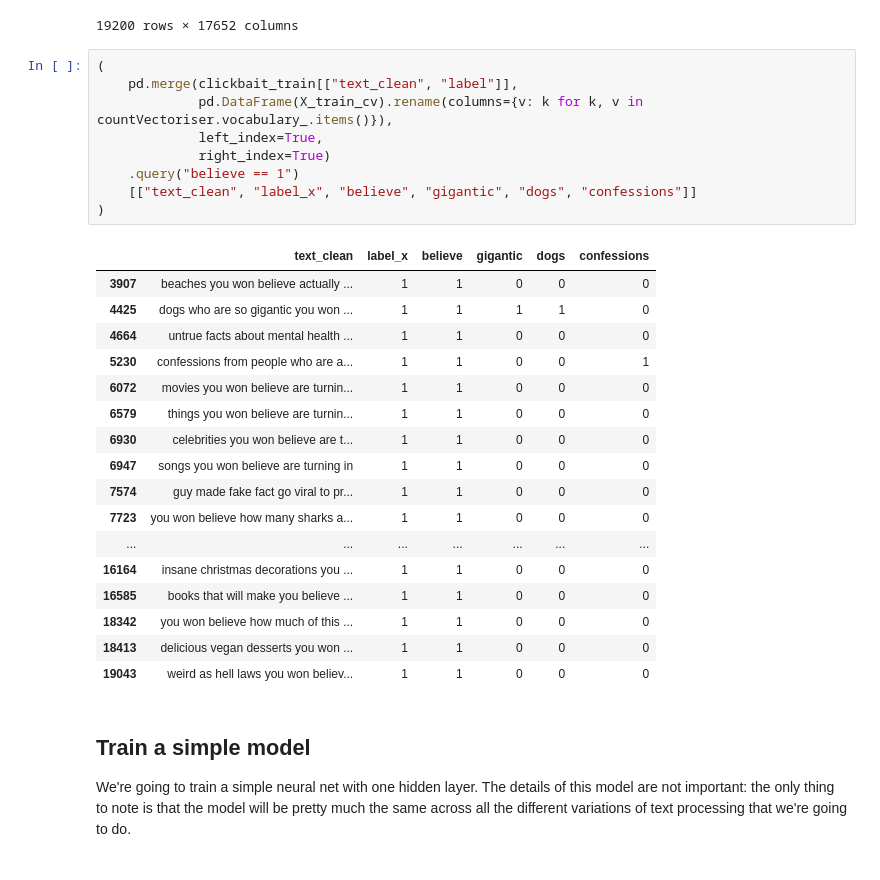
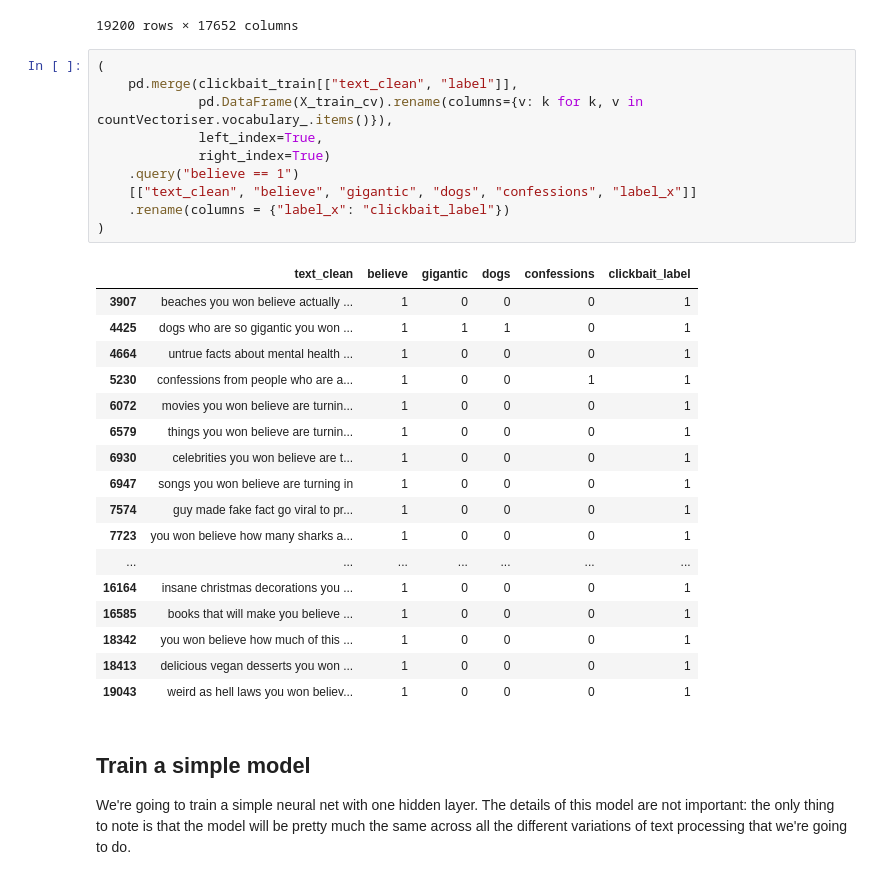
Before and after one commit to t-redactyl/text-to-vectors, a Jupyter notebook: bag-of-words.ipynb, the cells around one changed output. Cells and saved outputs as stored; diff of their text form.

```diff
--- a/bag-of-words.ipynb
+++ b/bag-of-words.ipynb
@@ -80,30 +92,31 @@ pd.DataFrame(X_train_cv).rename(columns={v: k for k, v in countVectoriser.vocabu
 # %%
 (
     pd.merge(clickbait_train[["text_clean", "label"]],
              pd.DataFrame(X_train_cv).rename(columns={v: k for k, v in countVectoriser.vocabulary_.items()}),
              left_index=True,
              right_index=True)
     .query("believe == 1")
-    [["text_clean", "label_x", "believe", "gigantic", "dogs", "confessions"]]
+    [["text_clean", "believe", "gigantic", "dogs", "confessions", "label_x"]]
+    .rename(columns = {"label_x": "clickbait_label"})
 )
 # %% [output]
-|  | text_clean | label_x | believe | gigantic | dogs | confessions |
-| 3907 | beaches you won believe actually ... | 1 | 1 | 0 | 0 | 0 |
-| 4425 | dogs who are so gigantic you won ... | 1 | 1 | 1 | 1 | 0 |
-| 4664 | untrue facts about mental health ... | 1 | 1 | 0 | 0 | 0 |
-| 5230 | confessions from people who are a... | 1 | 1 | 0 | 0 | 1 |
-| 6072 | movies you won believe are turnin... | 1 | 1 | 0 | 0 | 0 |
-| 6579 | things you won believe are turnin... | 1 | 1 | 0 | 0 | 0 |
-| 6930 | celebrities you won believe are t... | 1 | 1 | 0 | 0 | 0 |
-| 6947 | songs you won believe are turning in | 1 | 1 | 0 | 0 | 0 |
-| 7574 | guy made fake fact go viral to pr... | 1 | 1 | 0 | 0 | 0 |
-| 7723 | you won believe how many sharks a... | 1 | 1 | 0 | 0 | 0 |
+|  | text_clean | believe | gigantic | dogs | confessions | clickbait_label |
+| 3907 | beaches you won believe actually ... | 1 | 0 | 0 | 0 | 1 |
+| 4425 | dogs who are so gigantic you won ... | 1 | 1 | 1 | 0 | 1 |
+| 4664 | untrue facts about mental health ... | 1 | 0 | 0 | 0 | 1 |
+| 5230 | confessions from people who are a... | 1 | 0 | 0 | 1 | 1 |
+| 6072 | movies you won believe are turnin... | 1 | 0 | 0 | 0 | 1 |
+| 6579 | things you won believe are turnin... | 1 | 0 | 0 | 0 | 1 |
+| 6930 | celebrities you won believe are t... | 1 | 0 | 0 | 0 | 1 |
+| 6947 | songs you won believe are turning in | 1 | 0 | 0 | 0 | 1 |
+| 7574 | guy made fake fact go viral to pr... | 1 | 0 | 0 | 0 | 1 |
+| 7723 | you won believe how many sharks a... | 1 | 0 | 0 | 0 | 1 |
 | ... | ... | ... | ... | ... | ... | ... |
-| 16164 | insane christmas decorations you ... | 1 | 1 | 0 | 0 | 0 |
-| 16585 | books that will make you believe ... | 1 | 1 | 0 | 0 | 0 |
-| 18342 | you won believe how much of this ... | 1 | 1 | 0 | 0 | 0 |
-| 18413 | delicious vegan desserts you won ... | 1 | 1 | 0 | 0 | 0 |
-| 19043 | weird as hell laws you won believ... | 1 | 1 | 0 | 0 | 0 |
+| 16164 | insane christmas decorations you ... | 1 | 0 | 0 | 0 | 1 |
+| 16585 | books that will make you believe ... | 1 | 0 | 0 | 0 | 1 |
+| 18342 | you won believe how much of this ... | 1 | 0 | 0 | 0 | 1 |
+| 18413 | delicious vegan desserts you won ... | 1 | 0 | 0 | 0 | 1 |
+| 19043 | weird as hell laws you won believ... | 1 | 0 | 0 | 0 | 1 |
 # %% [markdown]
 ## Train a simple model
 
```
Also changed, not shown: parts of 9 cells of this notebook, 2 other files.
